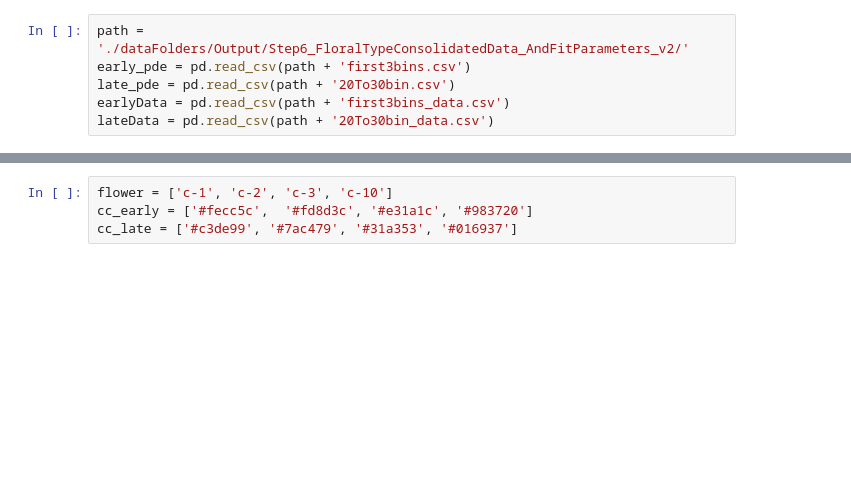
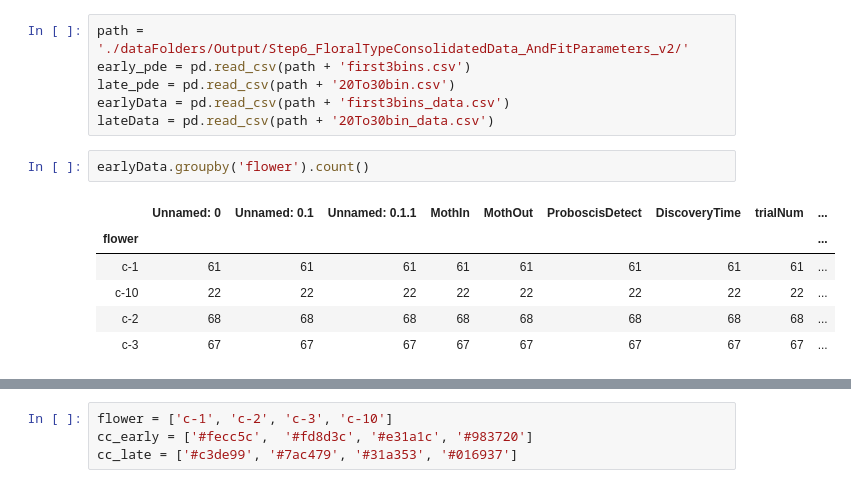
Before and after one commit to TanviDeora/MothLearning, a Jupyter notebook: Step10a-DrawPaperFigure.ipynb, the cells around one changed output, grey strips where cells are left out. Drawn from its saved outputs; the diff is of its cells as text; blank space fills up the shorter version.

```diff
--- a/Step10a-DrawPaperFigure.ipynb
+++ b/Step10a-DrawPaperFigure.ipynb
@@ -144,3 +143,12 @@ early_pde = pd.read_csv(path + 'first3bins.csv')
 late_pde = pd.read_csv(path + '20To30bin.csv')
 earlyData = pd.read_csv(path + 'first3bins_data.csv')
 lateData = pd.read_csv(path + '20To30bin_data.csv')
+# %%
+earlyData.groupby('flower').count()
+# %% [output]
+|  | Unnamed: 0 | Unnamed: 0.1 | Unnamed: 0.1.1 | MothIn | MothOut | ProboscisDetect | DiscoveryTime | trialNum | ... |
+| flower |  |  |  |  |  |  |  |  | ... |
+| c-1 | 61 | 61 | 61 | 61 | 61 | 61 | 61 | 61 | ... |
+| c-10 | 22 | 22 | 22 | 22 | 22 | 22 | 22 | 22 | ... |
+| c-2 | 68 | 68 | 68 | 68 | 68 | 68 | 68 | 68 | ... |
+| c-3 | 67 | 67 | 67 | 67 | 67 | 67 | 67 | 67 | ... |
```
Also changed, not shown: parts of 11 cells of this notebook, 1 other file.
